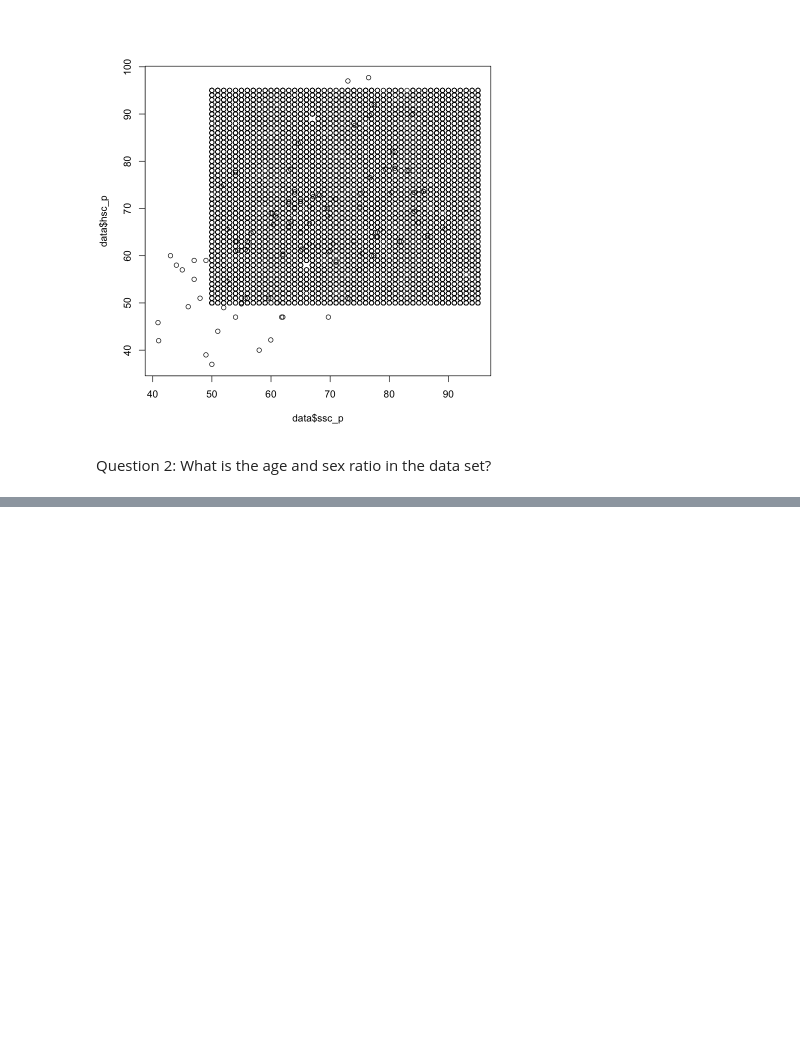
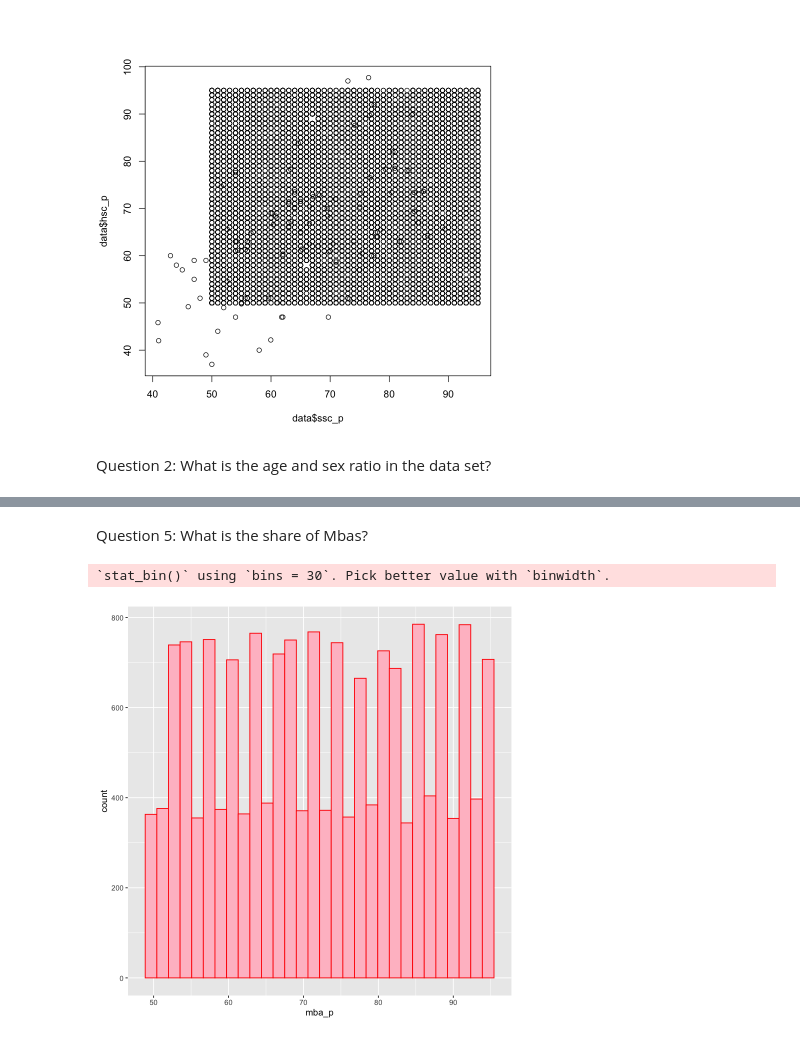
Before and after one commit to fanhoodrex/APU-Modules-Rebuild, a Jupyter notebook: PFDA/Placement_Data_Full_Class/Jupyter Notebook.ipynb, the cells around one changed output, grey strips where cells are left out. Saved outputs shown, nothing was run; the diff lists cells and outputs as text; code cells hidden in the pictures; blank space fills up the shorter version.

```diff
--- a/PFDA/Placement_Data_Full_Class/Jupyter Notebook.ipynb
+++ b/PFDA/Placement_Data_Full_Class/Jupyter Notebook.ipynb
@@ -100,0 +103,8 @@ ggplot(data,aes(age,fill=gender))+
+# %% [markdown]
+Question 5: What is the share of Mbas?
+# %%
+ggplot(data,aes(mba_p,transmission_type="Manual"))+
+  geom_histogram(col="red",fill="pink")
+# %% [output]
+`stat_bin()` using `bins = 30`. Pick better value with `binwidth`.
+[figure, added]
```
Also changed, not shown: parts of 25 cells of this notebook.
